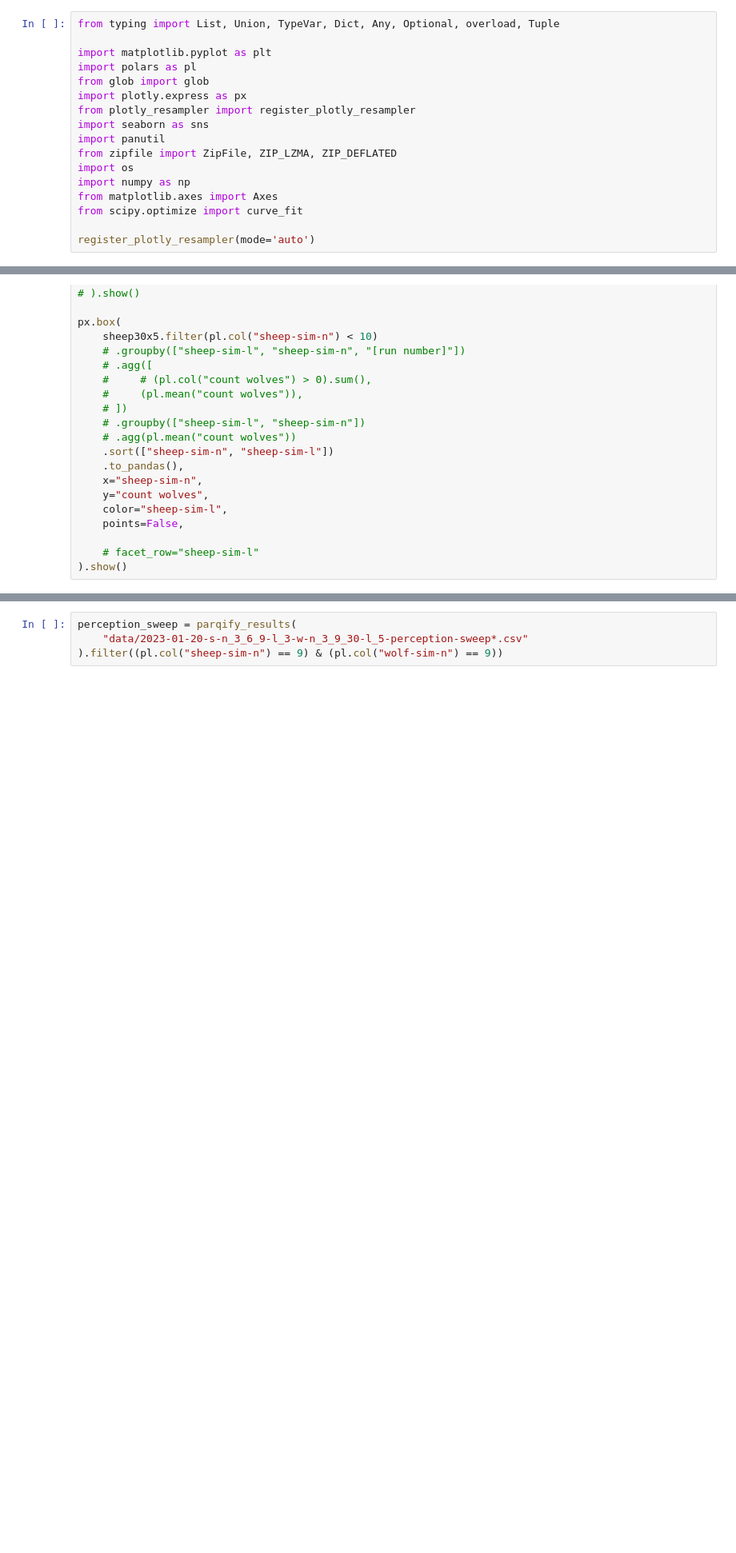
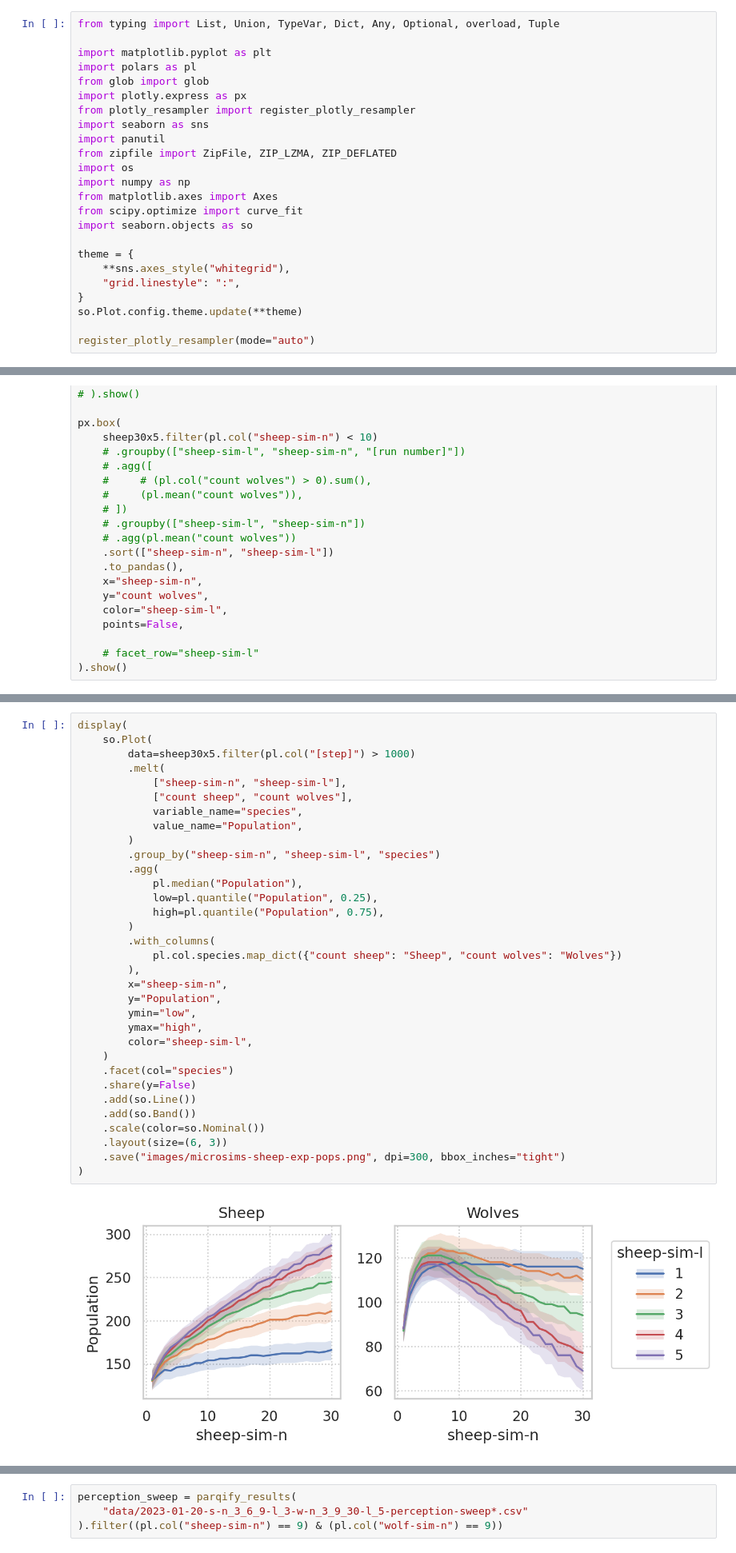
Before and after one commit to qiemem/Wolf-Sheep-Predation-Micro-Sims, a Jupyter notebook: micro-sims-analysis.ipynb, the cells around one changed output, grey strips where cells are left out. Shown at 80% size. Cells and saved outputs as stored; diff of their text form; blank space fills up the shorter version.

```diff
--- a/micro-sims-analysis.ipynb
+++ b/micro-sims-analysis.ipynb
@@ -13,8 +13,15 @@ import os
 import numpy as np
 from matplotlib.axes import Axes
 from scipy.optimize import curve_fit
+import seaborn.objects as so
 
-register_plotly_resampler(mode='auto')
+theme = {
+    **sns.axes_style("whitegrid"),
+    "grid.linestyle": ":",
+}
+so.Plot.config.theme.update(**theme)
+
+register_plotly_resampler(mode="auto")
 # %%
 def concat_results(fns: List[str], **kwargs):
     dfs = []
@@ -189,0 +114,35 @@ for df, species in [(sheep30x5, "sheep"), (wolf30x5,"wolf")]:
+# %%
+display(
+    so.Plot(
+        data=sheep30x5.filter(pl.col("[step]") > 1000)
+        .melt(
+            ["sheep-sim-n", "sheep-sim-l"],
+            ["count sheep", "count wolves"],
+            variable_name="species",
+            value_name="Population",
+        )
+        .group_by("sheep-sim-n", "sheep-sim-l", "species")
+        .agg(
+            pl.median("Population"),
+            low=pl.quantile("Population", 0.25),
+            high=pl.quantile("Population", 0.75),
+        )
+        .with_columns(
+            pl.col.species.map_dict({"count sheep": "Sheep", "count wolves": "Wolves"})
+        ),
+        x="sheep-sim-n",
+        y="Population",
+        ymin="low",
+        ymax="high",
+        color="sheep-sim-l",
+    )
+    .facet(col="species")
+    .share(y=False)
+    .add(so.Line())
+    .add(so.Band())
+    .scale(color=so.Nominal())
+    .layout(size=(6, 3))
+    .save("images/microsims-sheep-exp-pops.png", dpi=300, bbox_inches="tight")
+)
+# %% [output]
+[figure, added]
```
Also changed, not shown: parts of 20 cells of this notebook, 1 other file.
